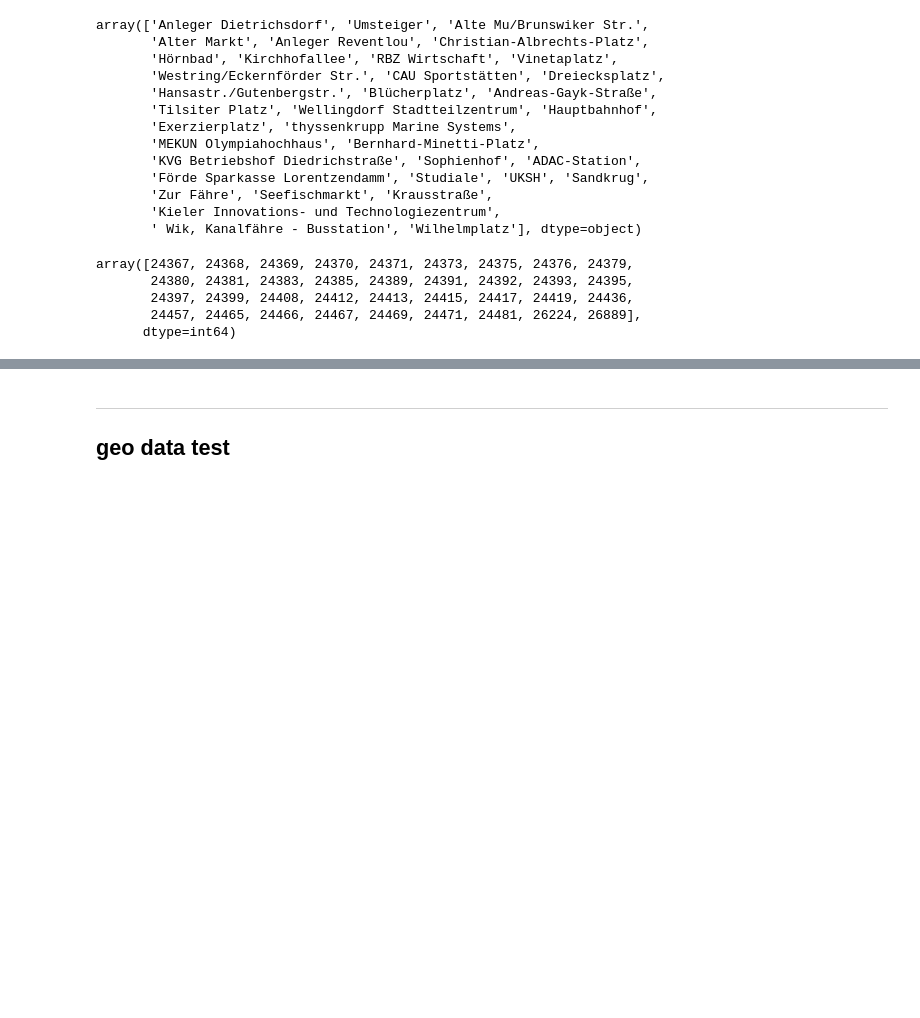
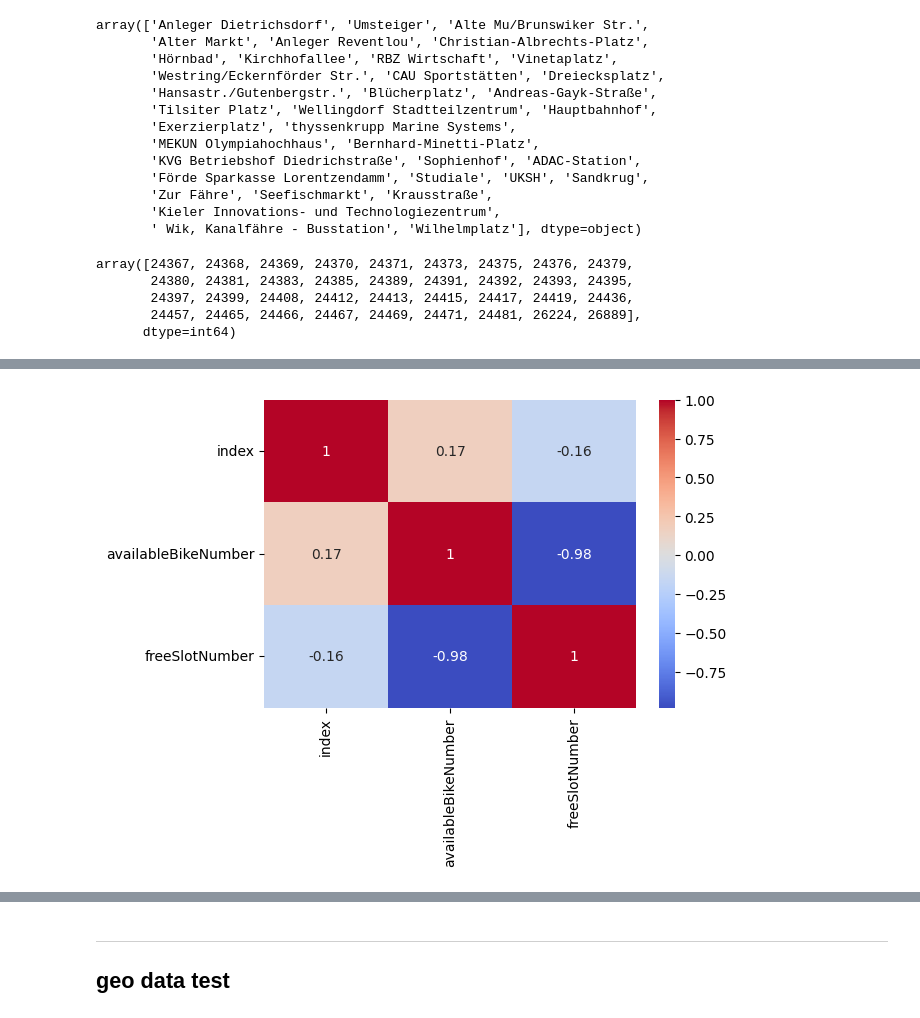
Before and after one commit to MrMysticus/Application_Project_2024, a Jupyter notebook: Justus_Document.ipynb, the cells around one changed output, grey strips where cells are left out. Cells and saved outputs as stored; diff of their text form; code cells hidden in the pictures; blank space fills up the shorter version.

```diff
--- a/Justus_Document.ipynb
+++ b/Justus_Document.ipynb
@@ -676,0 +775,4 @@ array([24367, 24368, 24369, 24370, 24371, 24373, 24375, 24376, 24379,
+# %%
+df_alter_markt = df.loc[df['entityId'] == 24370]
+df_alter_markt = df_alter_markt.reset_index(drop=True)
+df_alter_markt['index'] = pd.to_datetime(df_alter_markt['index'])
@@ -676,0 +816,10 @@ array([24367, 24368, 24369, 24370, 24371, 24373, 24375, 24376, 24379,
+# %%
+df_alter_markt_model = df_alter_markt[['index', 'availableBikeNumber', 'freeSlotNumber']]
+# %%
+corr_matrix = df_alter_markt_model.corr()
+
+plt.figure(figsize=(6,4))
+sns.heatmap(corr_matrix, annot=True, cmap="coolwarm")
+plt.show()
+# %% [output]
+[figure, added]
```
Also changed, not shown: parts of 63 cells of this notebook.
